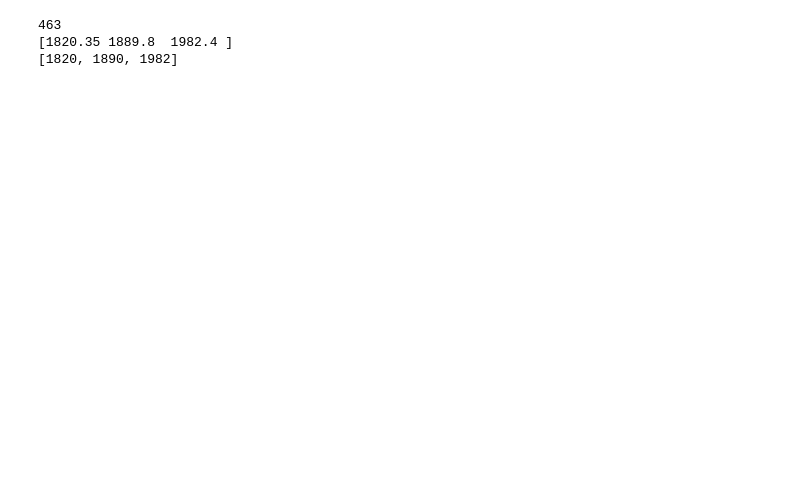
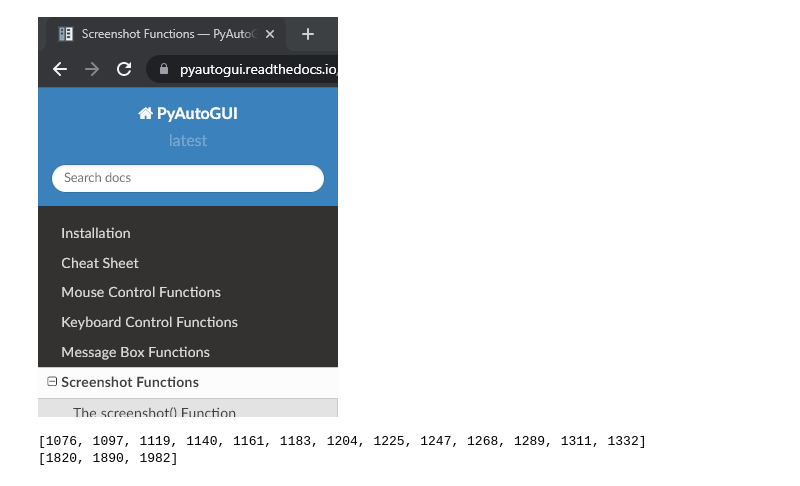
Before and after one commit to darkmatter2222/EVE-Online-Bot, a Jupyter notebook: Experiment/Overlay.ipynb, the cells around one changed output. Drawn from its saved outputs; the diff is of its cells as text; code cells hidden in the pictures; blank space fills up the shorter version.

```diff
--- a/Experiment/Overlay.ipynb
+++ b/Experiment/Overlay.ipynb
@@ -9,6 +11,13 @@ screenSize = user32.GetSystemMetrics(0), user32.GetSystemMetrics(1)
 centerPoint = tuple(i/2 for i in screenSize)
 monitor_width = screenSize[0]
 monitor_height = screenSize[1]
+# %%
+pyautogui.screenshot(region=(0,
+                             0,
+                             300,
+                             400))
+# %% [output]
+[figure, added]
 # %%
 root = Tk()
 # %%
@@ -16,6 +25,13 @@ def drange(x, y, jump):
     while x < y:
         yield float(x)
         x += decimal.Decimal(jump)
+
+def cell_dims(x1, y1, x2, y2):
+    return x1, y1, x2 - x1, y2 - y1
+
+
+
+images = []
 
 canvas = Canvas(root, background="#ffffff")
 
@@ -36,37 +52,34 @@ canvas.create_line(scan_results_box[0], scan_results_box[1],
 
                    fill="#ff6600", width=1)
 
+images.append(pyautogui.screenshot(region=(cell_dims(scan_results_box[0], scan_results_box[1], scan_results_box[2], scan_results_box[3]))))
+
 # rows
 space = (scan_results_box[3] - scan_results_box[1]) / 12
 row_points= list(drange(scan_results_box[1], scan_results_box[3], f'{space}'))
-row_points = list(np.rint(np.asarray(row_points)).astype(int))
-for i in row_points:
-    canvas.create_line(scan_results_box[0], i,
-                       scan_results_box[2], i,
+final_row_points = list(np.rint(np.asarray(row_points)).astype(int))
+for i in final_row_points:
+    canvas.create_line(scan_results_box[0], i, scan_results_box[2], i,
                    fill="#ff6600", width=1)
-
 col_delta = scan_results_box[2] - scan_results_box[0]
-print(col_delta)
 cols_points =  [col_delta * .45, col_delta * .15, col_delta * .2]
 
 final_col_points = np.array([scan_results_box[0] + cols_points[0],
                              scan_results_box[0] + cols_points[0] + cols_points[1],
                              scan_results_box[0] + cols_points[0] + cols_points[1] + cols_points[2],])
-print(final_col_points)
 final_col_points = list(np.rint(final_col_points).astype(int))
-print(final_col_points)
 # cols
 for i in final_col_points:
     canvas.create_line(i, scan_results_box[1],
                        i, scan_results_box[3],
                    fill="#ff6600", width=1)
 
-
+print(final_row_points)
+print(final_col_points)
 
 
 
 canvas.pack(fill=BOTH, expand=1)
 # %% [output]
-463
-[1820.35 1889.8  1982.4 ]
+[1076, 1097, 1119, 1140, 1161, 1183, 1204, 1225, 1247, 1268, 1289, 1311, 1332]
 [1820, 1890, 1982]
```
Also changed, not shown: parts of 3 cells of this notebook.
